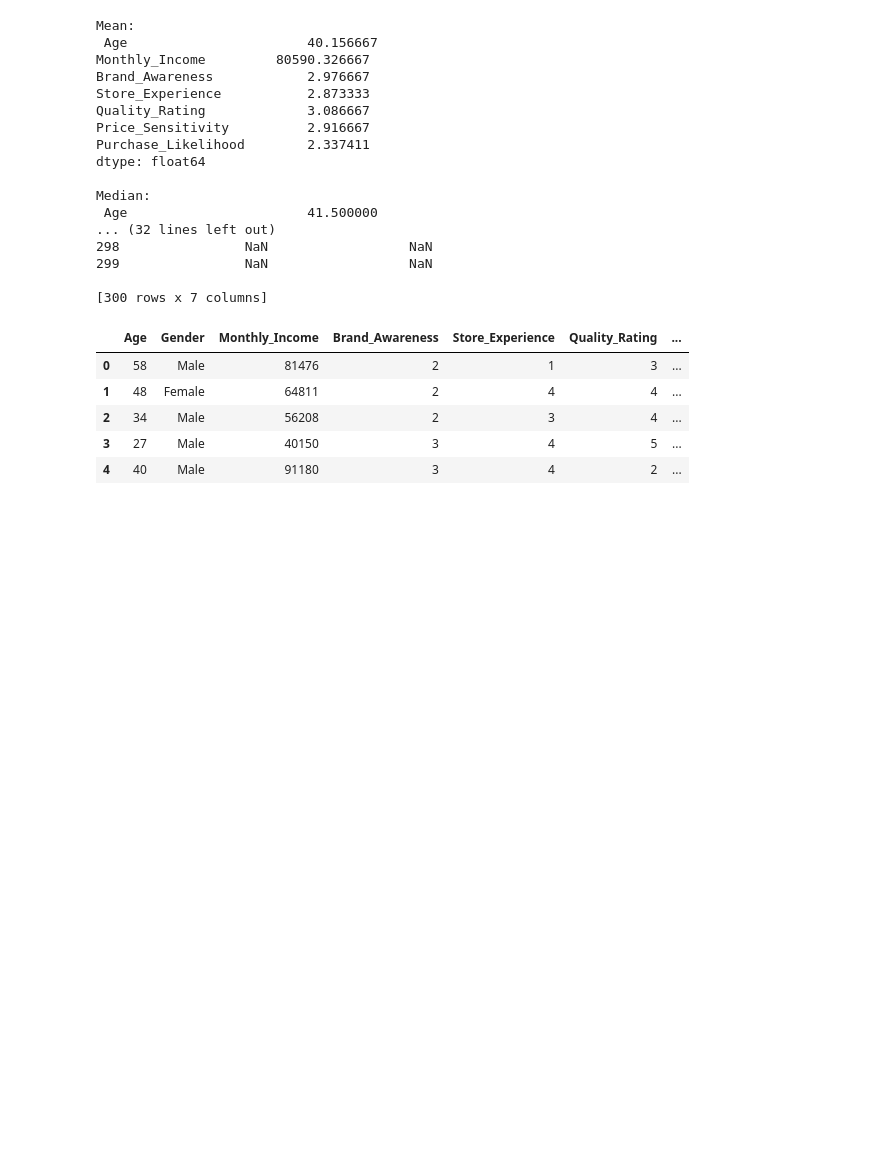
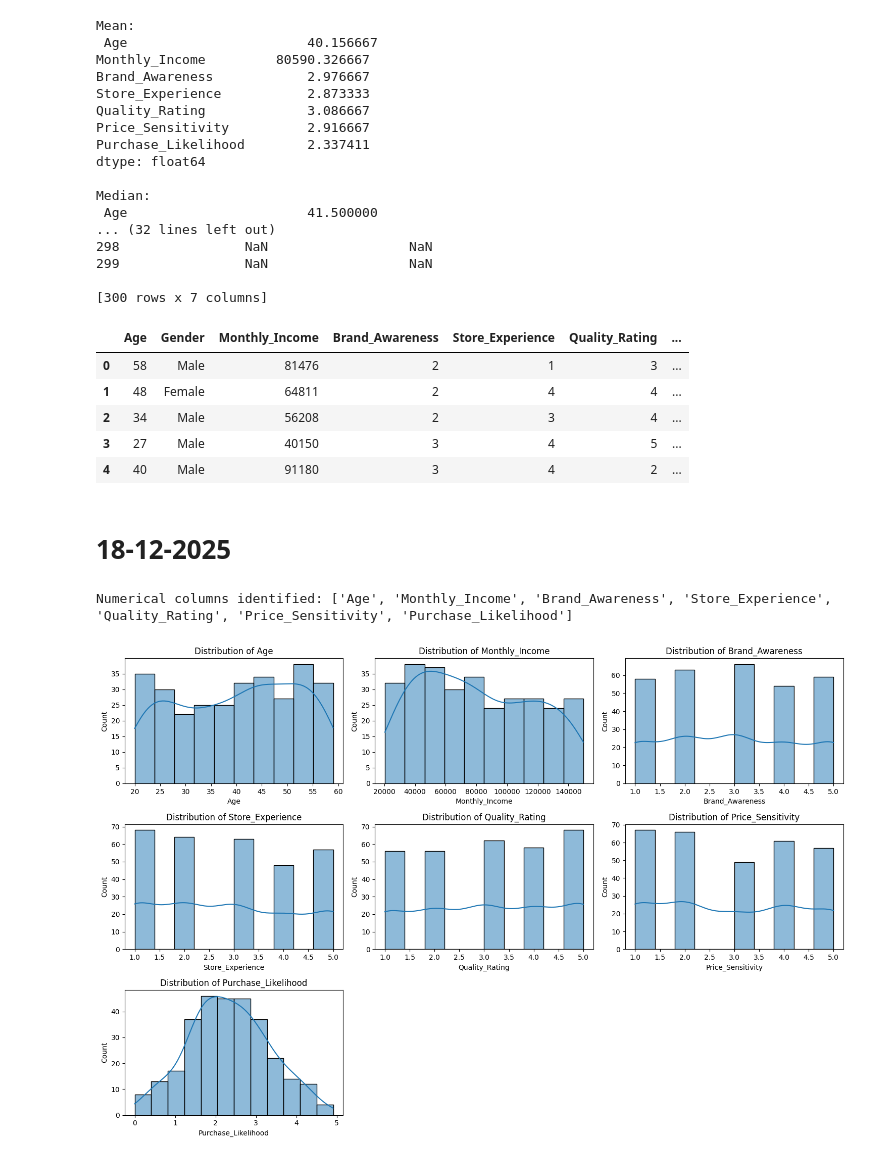
Before and after one commit to vasavinaidu21/Traning, a Jupyter notebook: Traning.ipynb, the cells around one changed output. Saved outputs shown, nothing was run; the diff lists cells and outputs as text; code cells hidden in the pictures; blank space fills up the shorter version.

```diff
--- a/Traning.ipynb
+++ b/Traning.ipynb
@@ -531,3 +528,28 @@ display(data.head())
 | 2 | 34 | Male | 56208 | 2 | 3 | 4 | ... |
 | 3 | 27 | Male | 40150 | 3 | 4 | 5 | ... |
 | 4 | 40 | Male | 91180 | 3 | 4 | 2 | ... |
+# %% [markdown]
+# 18-12-**2025**
+# %%
+import pandas as pd
+import matplotlib.pyplot as plt
+import seaborn as sns
+import numpy as np
+
+data = pd.read_csv('decision_tree_regressor_dataset_v2.csv')
+
+numerical_cols = data.select_dtypes(include=np.number).columns.tolist()
+
+print(f"Numerical columns identified: {numerical_cols}")
+# %% [output]
+Numerical columns identified: ['Age', 'Monthly_Income', 'Brand_Awareness', 'Store_Experience', 'Quality_Rating', 'Price_Sensitivity', 'Purchase_Likelihood']
+# %%
+plt.figure(figsize=(15, 10))
+for i, col in enumerate(numerical_cols):
+    plt.subplot(3, 3, i + 1)
+    sns.histplot(data[col], kde=True)
+    plt.title(f'Distribution of {col}')
+plt.tight_layout()
+plt.show()
+# %% [output]
+[figure, added]
```
Also changed, not shown: parts of 3 cells of this notebook.
